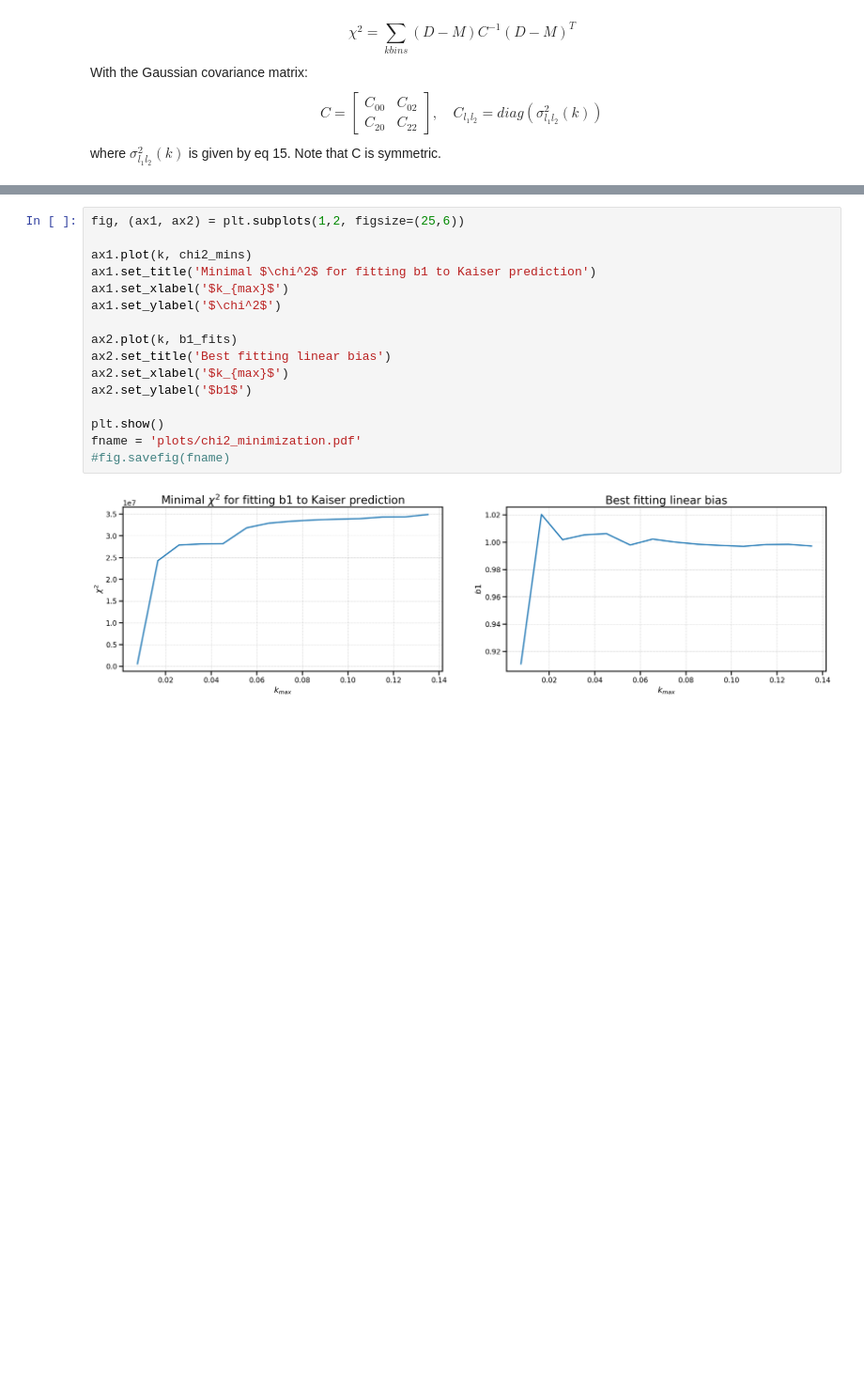
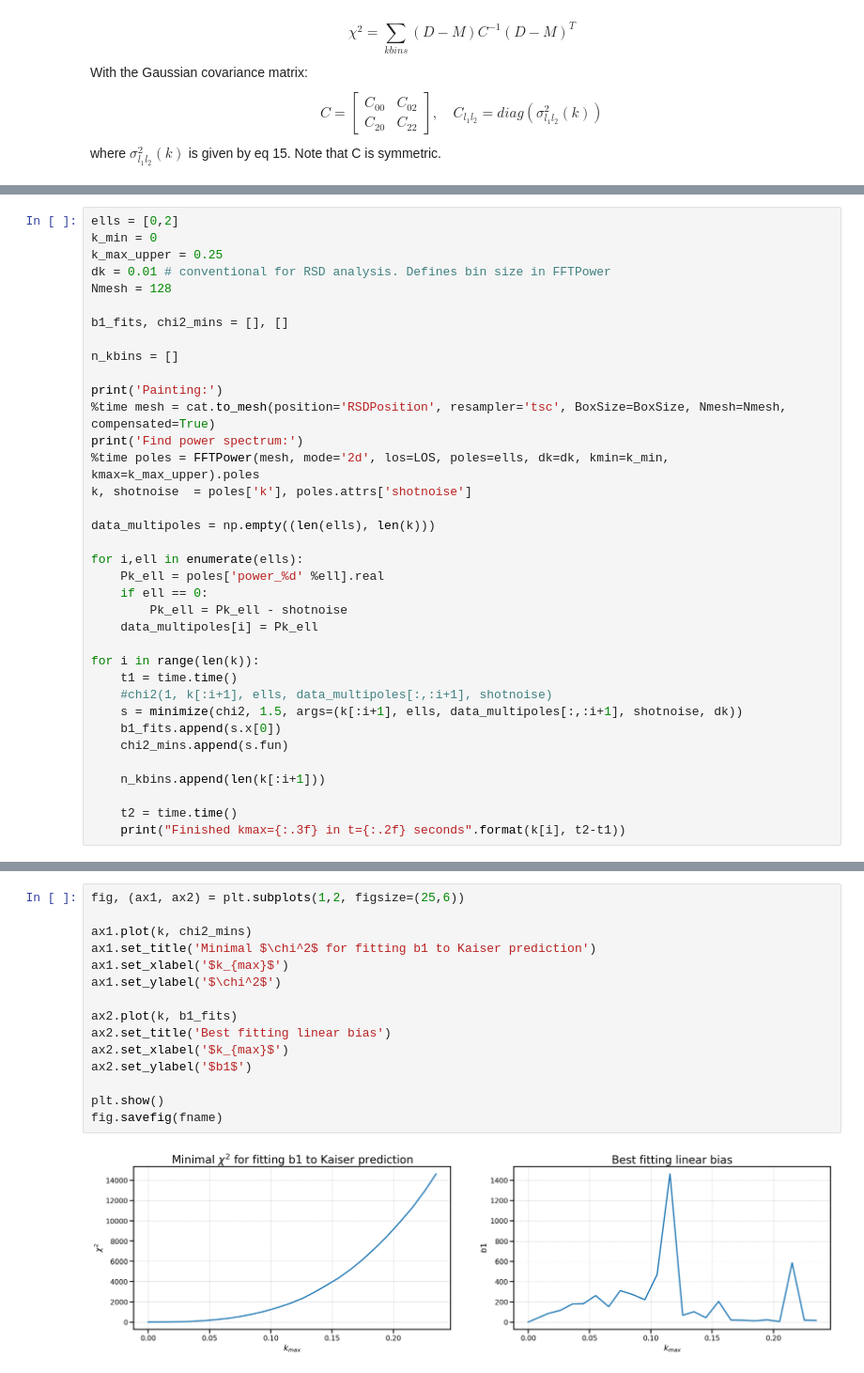
Before and after one commit to JulianWack/IfA-SummerStudent-2022, a Jupyter notebook: Fitting_b1.ipynb, the cells around one changed output, grey strips where cells are left out. Shown: that part at 94% size. Cells and saved outputs as stored; diff of their text form; blank space fills up the shorter version.

```diff
--- a/Fitting_b1.ipynb
+++ b/Fitting_b1.ipynb
@@ -168,0 +141,36 @@ Finished kmax=0.135 in t=2.83 seconds
+# %%
+ells = [0,2]
+k_min = 0
+k_max_upper = 0.25
+dk = 0.01 # conventional for RSD analysis. Defines bin size in FFTPower
+Nmesh = 128
+
+b1_fits, chi2_mins = [], []
+
+n_kbins = []
+
+print('Painting:')
+%time mesh = cat.to_mesh(position='RSDPosition', resampler='tsc', BoxSize=BoxSize, Nmesh=Nmesh, compensated=True)
+print('Find power spectrum:')
+%time poles = FFTPower(mesh, mode='2d', los=LOS, poles=ells, dk=dk, kmin=k_min, kmax=k_max_upper).poles
+k, shotnoise  = poles['k'], poles.attrs['shotnoise']
+
+data_multipoles = np.empty((len(ells), len(k)))
+
+for i,ell in enumerate(ells):
+    Pk_ell = poles['power_%d' %ell].real
+    if ell == 0:
+        Pk_ell = Pk_ell - shotnoise
+    data_multipoles[i] = Pk_ell
+
+for i in range(len(k)):
+    t1 = time.time()
+    #chi2(1, k[:i+1], ells, data_multipoles[:,:i+1], shotnoise)
+    s = minimize(chi2, 1.5, args=(k[:i+1], ells, data_multipoles[:,:i+1], shotnoise, dk))
+    b1_fits.append(s.x[0])
+    chi2_mins.append(s.fun)
+
+    n_kbins.append(len(k[:i+1]))
+
+    t2 = time.time()
+    print("Finished kmax={:.3f} in t={:.2f} seconds".format(k[i], t2-t1))
@@ -169,20 +205,19 @@ Finished kmax=0.135 in t=2.83 seconds
 # %%
 fig, (ax1, ax2) = plt.subplots(1,2, figsize=(25,6))
 
 ax1.plot(k, chi2_mins)
 ax1.set_title('Minimal $\chi^2$ for fitting b1 to Kaiser prediction')
 ax1.set_xlabel('$k_{max}$')
 ax1.set_ylabel('$\chi^2$')
 
 ax2.plot(k, b1_fits)
 ax2.set_title('Best fitting linear bias')
 ax2.set_xlabel('$k_{max}$')
 ax2.set_ylabel('$b1$')
 
 plt.show()
-fname = 'plots/chi2_minimization.pdf'
-#fig.savefig(fname)
+fig.savefig(fname)
 # %% [output]
-[figure, old version]
+[figure, new version]
 # %% [markdown]
 ### Interpretation
```
Also changed, not shown: parts of 12 cells of this notebook, 6 other files.
